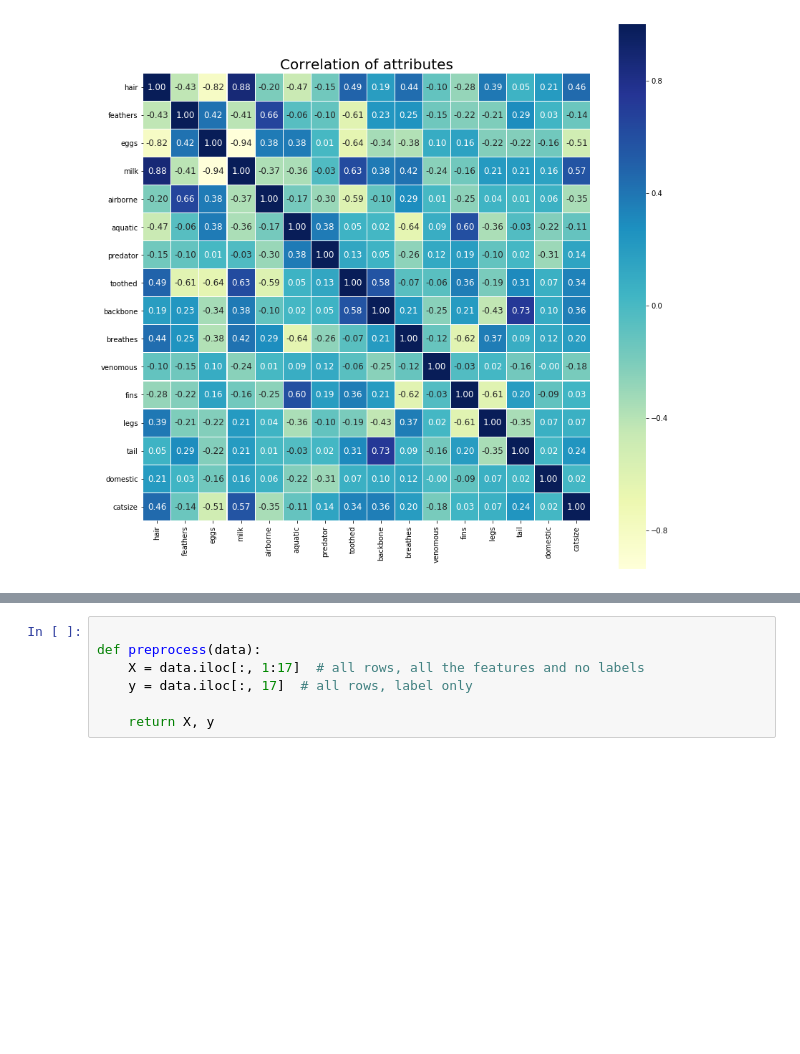
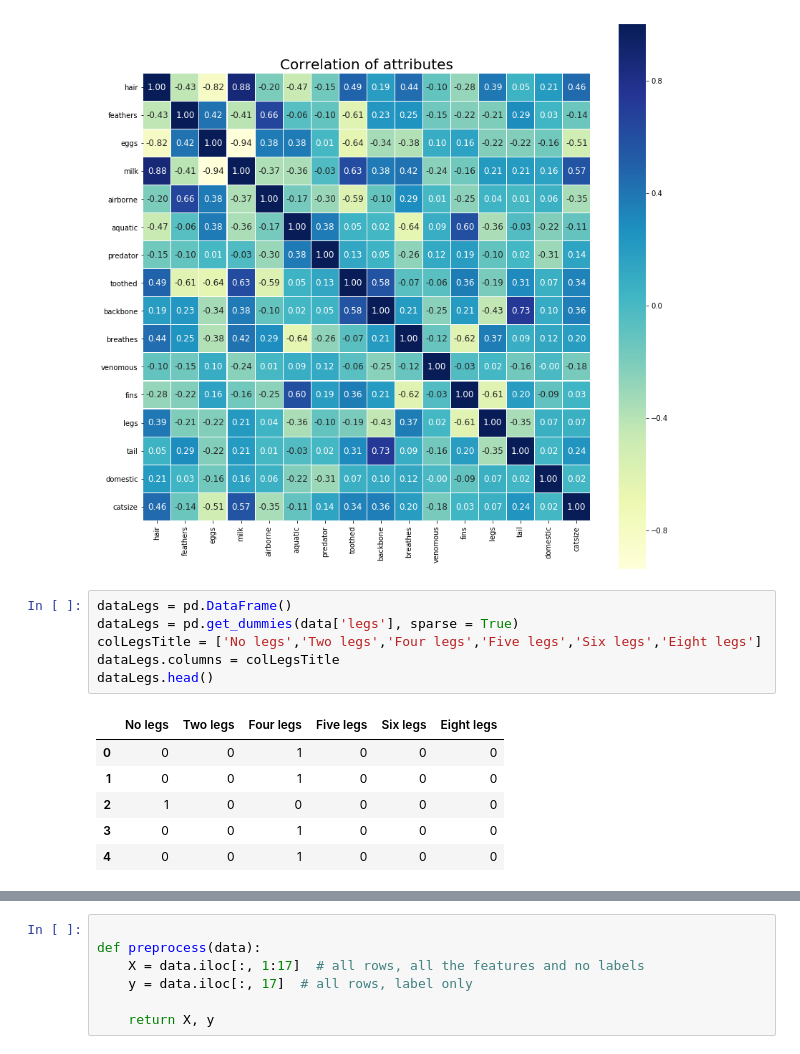
Before and after one commit to Fudgel69/MAL, a Jupyter notebook: MAL projekt/Mal_projekt.ipynb, the cells around one changed output, grey strips where cells are left out. Drawn from its saved outputs; the diff is of its cells as text; blank space fills up the shorter version.

```diff
--- a/MAL projekt/Mal_projekt.ipynb
+++ b/MAL projekt/Mal_projekt.ipynb
@@ -30,3 +30,16 @@ plt.title('Correlation of attributes', y=1, size=20)
 # %% [output]
 Text(0.5, 1, 'Correlation of attributes')
 [figure]
+# %%
+dataLegs = pd.DataFrame()
+dataLegs = pd.get_dummies(data['legs'], sparse = True)
+colLegsTitle = ['No legs','Two legs','Four legs','Five legs','Six legs','Eight legs']
+dataLegs.columns = colLegsTitle
+dataLegs.head()
+# %% [output]
+|  | No legs | Two legs | Four legs | Five legs | Six legs | Eight legs |
+| 0 | 0 | 0 | 1 | 0 | 0 | 0 |
+| 1 | 0 | 0 | 1 | 0 | 0 | 0 |
+| 2 | 1 | 0 | 0 | 0 | 0 | 0 |
+| 3 | 0 | 0 | 1 | 0 | 0 | 0 |
+| 4 | 0 | 0 | 1 | 0 | 0 | 0 |
```
Also changed, not shown: parts of 2 cells of this notebook, 2 other files.
